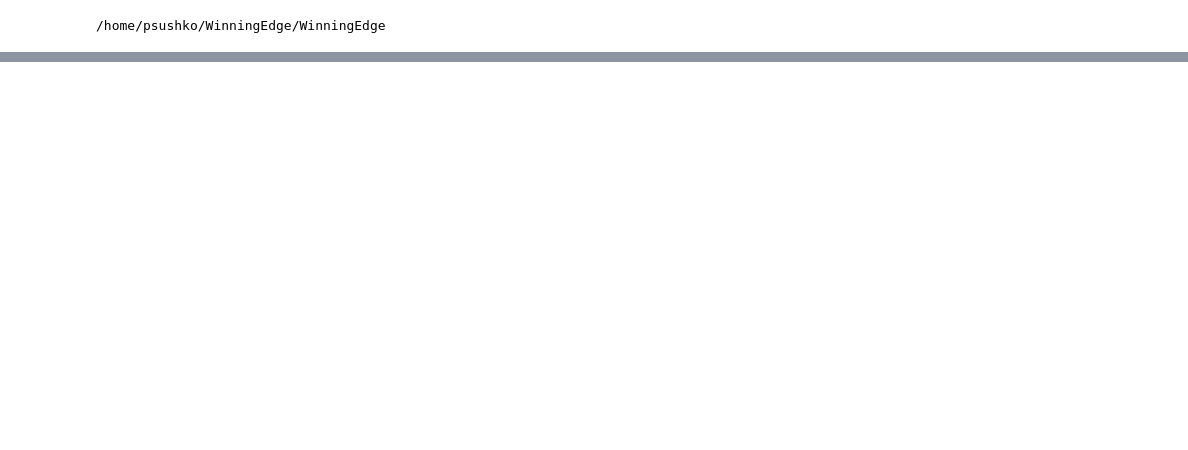
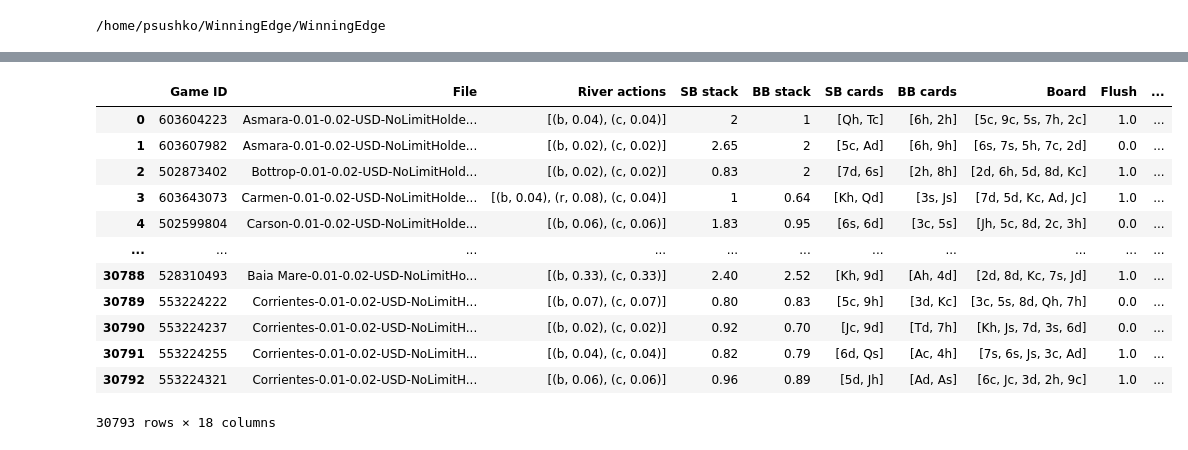
Before and after one commit to WinningEdge-AI/WinningEdge, a Jupyter notebook: ml/make_ml_df.ipynb, the cells around one changed output, grey strips where cells are left out. Cells and saved outputs as stored; diff of their text form; code cells hidden in the pictures; blank space fills up the shorter version.

Commit message:
create a dataframe for the model. implements the model

```diff
--- a/ml/make_ml_df.ipynb
+++ b/ml/make_ml_df.ipynb
@@ -139,0 +117,2 @@ df.to_pickle('df_filtered_w_flush_strength_aggr.pkl')
+# %%
+df = pd.read_pickle("poker_df_straight_risk.pkl")
@@ -139,0 +140,3 @@ df.to_pickle('df_filtered_w_flush_strength_aggr.pkl')
+# %%
+df = df.drop('Turn Straight Risk', axis=1)
+df = df.drop('Flop Straight Risk', axis=1)
@@ -139,0 +145,5 @@ df.to_pickle('df_filtered_w_flush_strength_aggr.pkl')
+# %%
+df['Aggr preflop'] = df['Preflop actions'].apply(add_aggression_column.check_aggression)
+df['Aggr flop'] = df['Flop actions'].apply(add_aggression_column.check_aggression)
+df['Aggr turn'] = df['Turn actions'].apply(add_aggression_column.check_aggression)
+df['Aggr river'] = df['River actions'].apply(add_aggression_column.check_aggression)
@@ -139,0 +155,16 @@ df.to_pickle('df_filtered_w_flush_strength_aggr.pkl')
+# %%
+df
+# %% [output]
+|  | Game ID | File | River actions | SB stack | BB stack | SB cards | BB cards | Board | Flush | ... |
+| 0 | 603604223 | Asmara-0.01-0.02-USD-NoLimitHolde... | [(b, 0.04), (c, 0.04)] | 2 | 1 | [Qh, Tc] | [6h, 2h] | [5c, 9c, 5s, 7h, 2c] | 1.0 | ... |
+| 1 | 603607982 | Asmara-0.01-0.02-USD-NoLimitHolde... | [(b, 0.02), (c, 0.02)] | 2.65 | 2 | [5c, Ad] | [6h, 9h] | [6s, 7s, 5h, 7c, 2d] | 0.0 | ... |
+| 2 | 502873402 | Bottrop-0.01-0.02-USD-NoLimitHold... | [(b, 0.02), (c, 0.02)] | 0.83 | 2 | [7d, 6s] | [2h, 8h] | [2d, 6h, 5d, 8d, Kc] | 1.0 | ... |
+| 3 | 603643073 | Carmen-0.01-0.02-USD-NoLimitHolde... | [(b, 0.04), (r, 0.08), (c, 0.04)] | 1 | 0.64 | [Kh, Qd] | [3s, Js] | [7d, 5d, Kc, Ad, Jc] | 1.0 | ... |
+| 4 | 502599804 | Carson-0.01-0.02-USD-NoLimitHolde... | [(b, 0.06), (c, 0.06)] | 1.83 | 0.95 | [6s, 6d] | [3c, 5s] | [Jh, 5c, 8d, 2c, 3h] | 0.0 | ... |
+| ... | ... | ... | ... | ... | ... | ... | ... | ... | ... | ... |
+| 30788 | 528310493 | Baia Mare-0.01-0.02-USD-NoLimitHo... | [(b, 0.33), (c, 0.33)] | 2.40 | 2.52 | [Kh, 9d] | [Ah, 4d] | [2d, 8d, Kc, 7s, Jd] | 1.0 | ... |
+| 30789 | 553224222 | Corrientes-0.01-0.02-USD-NoLimitH... | [(b, 0.07), (c, 0.07)] | 0.80 | 0.83 | [5c, 9h] | [3d, Kc] | [3c, 5s, 8d, Qh, 7h] | 0.0 | ... |
+| 30790 | 553224237 | Corrientes-0.01-0.02-USD-NoLimitH... | [(b, 0.02), (c, 0.02)] | 0.92 | 0.70 | [Jc, 9d] | [Td, 7h] | [Kh, Js, 7d, 3s, 6d] | 0.0 | ... |
+| 30791 | 553224255 | Corrientes-0.01-0.02-USD-NoLimitH... | [(b, 0.04), (c, 0.04)] | 0.82 | 0.79 | [6d, Qs] | [Ac, 4h] | [7s, 6s, Js, 3c, Ad] | 1.0 | ... |
+| 30792 | 553224321 | Corrientes-0.01-0.02-USD-NoLimitH... | [(b, 0.06), (c, 0.06)] | 0.96 | 0.89 | [5d, Jh] | [Ad, As] | [6c, Jc, 3d, 2h, 9c] | 1.0 | ... |
+30793 rows × 18 columns
```
Also changed, not shown: parts of 53 cells of this notebook, 7 other files.
